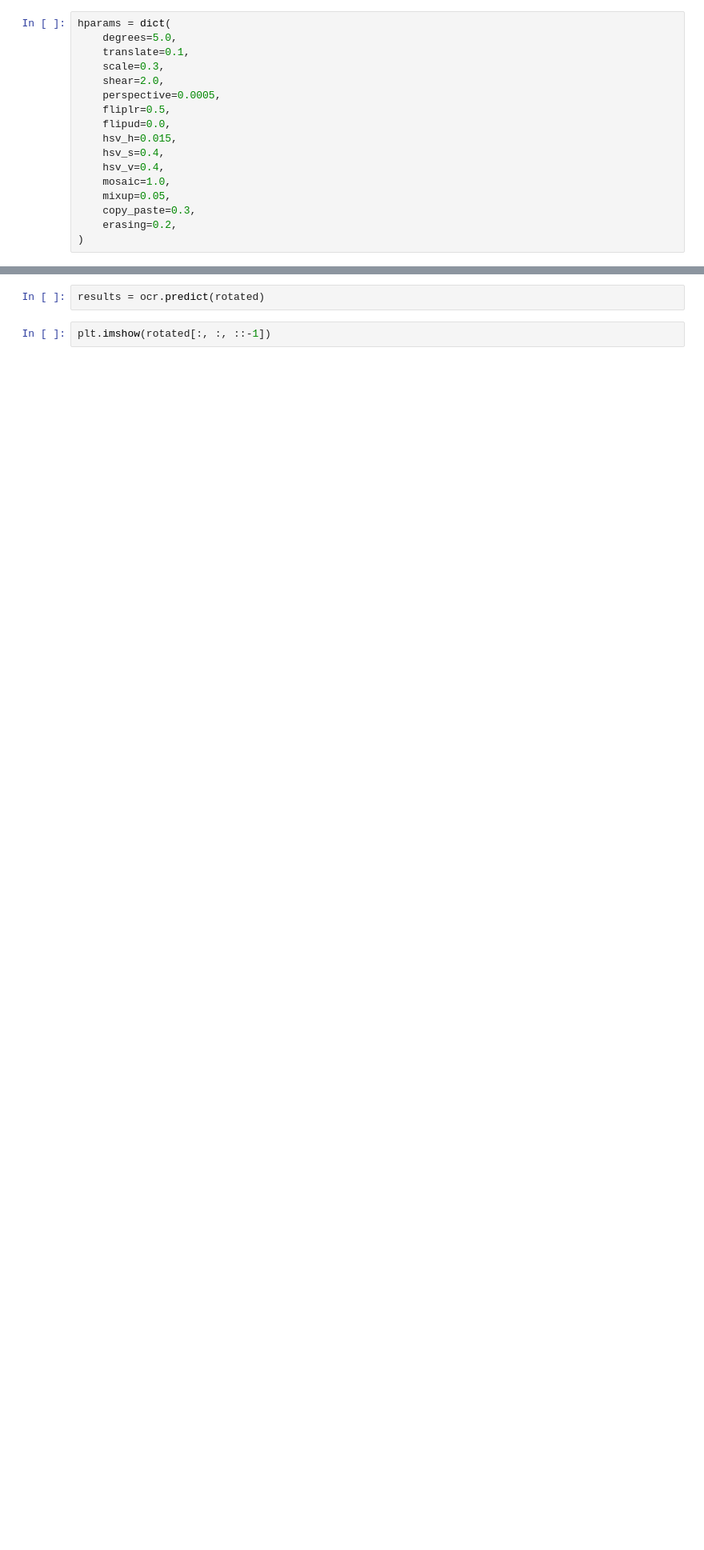
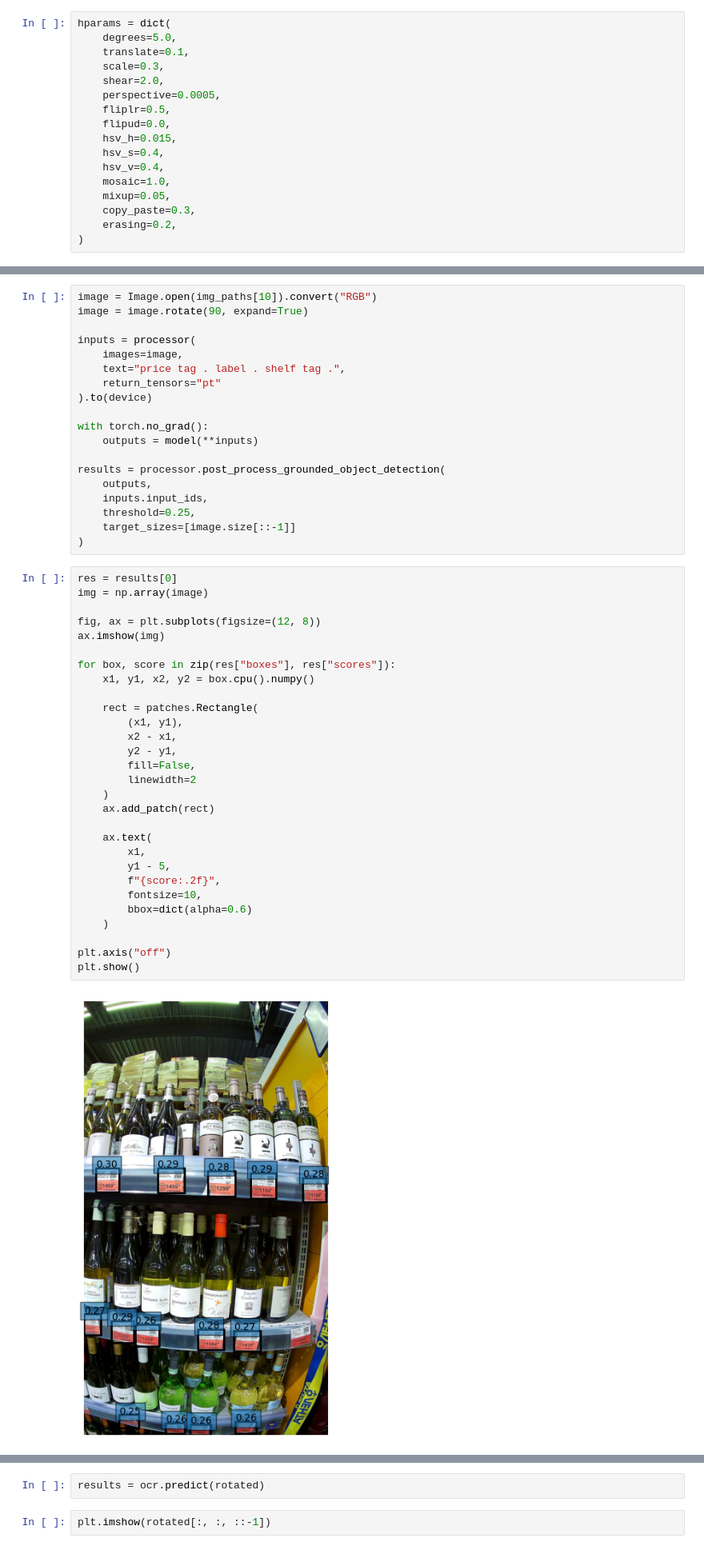
Before and after one commit to VladisRave/Lent_Frankenstein, a Jupyter notebook: lenta-hack.ipynb, the cells around one changed output, grey strips where cells are left out. Shown at 80% size. Cells and saved outputs as stored; diff of their text form; blank space fills up the shorter version.

```diff
--- a/lenta-hack.ipynb
+++ b/lenta-hack.ipynb
@@ -515 +562,51 @@ from paddleocr import PaddleOCR
+# %%
+image = Image.open(img_paths[10]).convert("RGB")
+image = image.rotate(90, expand=True)
+
+inputs = processor(
+    images=image,
+    text="price tag . label . shelf tag .",
+    return_tensors="pt"
+).to(device)
+
+with torch.no_grad():
+    outputs = model(**inputs)
+
+results = processor.post_process_grounded_object_detection(
+    outputs,
+    inputs.input_ids,
+    threshold=0.25,
+    target_sizes=[image.size[::-1]]
+)
+# %%
+res = results[0]
+img = np.array(image)
+
+fig, ax = plt.subplots(figsize=(12, 8))
+ax.imshow(img)
+
+for box, score in zip(res["boxes"], res["scores"]):
+    x1, y1, x2, y2 = box.cpu().numpy()
+
+    rect = patches.Rectangle(
+        (x1, y1),
+        x2 - x1,
+        y2 - y1,
+        fill=False,
+        linewidth=2
+    )
+    ax.add_patch(rect)
+
+    ax.text(
+        x1,
+        y1 - 5,
+        f"{score:.2f}",
+        fontsize=10,
+        bbox=dict(alpha=0.6)
+    )
+
+plt.axis("off")
+plt.show()
+# %% [output]
+[figure, added]
 # %%
```
Also changed, not shown: parts of 46 cells of this notebook, 1 other file.
